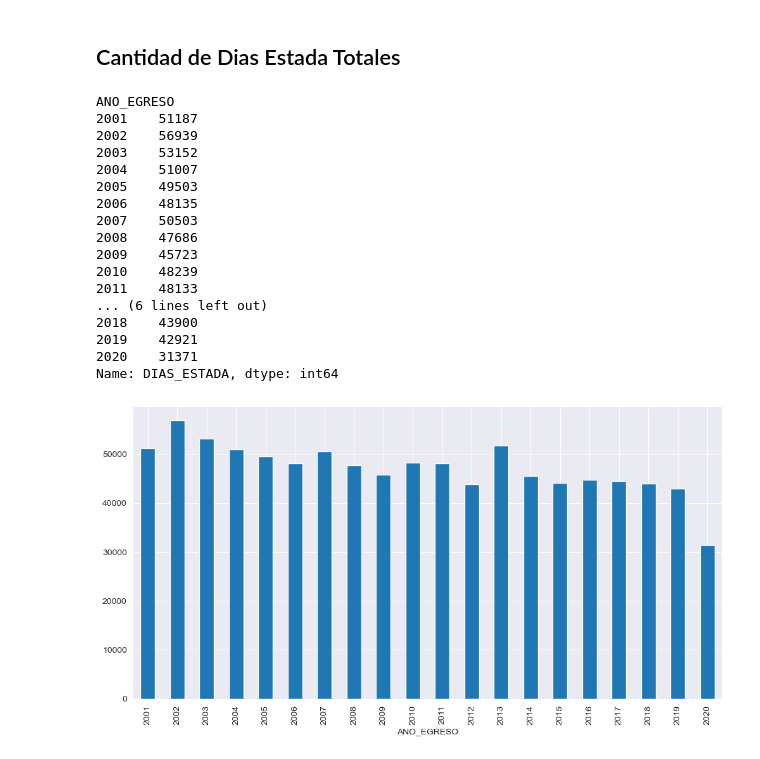
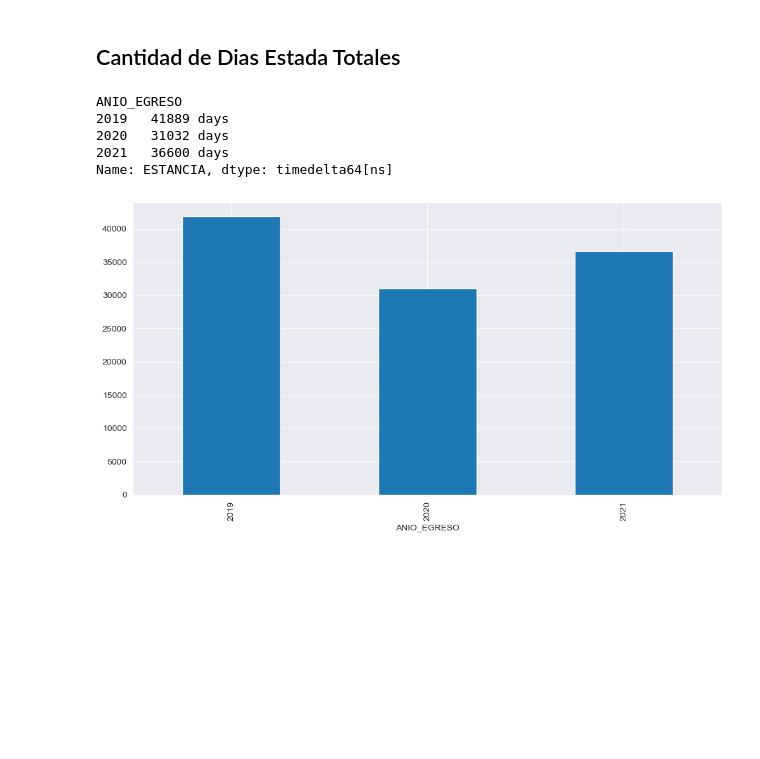
Before and after one commit to JavierRojas14/grd, a Jupyter notebook: analisis_base_de_datos.ipynb, the cells around one changed output. Cells and saved outputs as stored; diff of their text form; code cells hidden in the pictures; blank space fills up the shorter version.

Commit message:
Calcula dias de estada GRD

```diff
--- a/analisis_base_de_datos.ipynb
+++ b/analisis_base_de_datos.ipynb
@@ -14,7 +14,8 @@ import seaborn as sns
 import funciones_auxiliares_hito_1 as aux
 from lectura_archivos import leer_grd
 
-sns.set_style("darkgrid", rc={'figure.figsize': (12, 6)})
+sns.set_style("darkgrid")
+plt.rcParams['figure.figsize'] =  (12, 6)
 # %%
 torax = leer_grd().filter(pl.col('COD_HOSPITAL') == 112103)
 torax_pandas = torax.to_pandas()
@@ -107,26 +108,14 @@ display(resumen_faltantes.iloc[100:])
 # %% [markdown]
 ## Cantidad de Dias Estada Totales
 # %%
-dias_estada_totales = torax_pandas.groupby("ANO_EGRESO")["DIAS_ESTADA"].sum()
+dias_estada_totales = torax_pandas.groupby("ANIO_EGRESO")["ESTANCIA"].sum()
 display(dias_estada_totales)
-dias_estada_totales.plot(kind="bar")
+dias_estada_totales.dt.days.plot(kind='bar')
 plt.show()
 # %% [output]
-ANO_EGRESO
-2001    51187
-2002    56939
-2003    53152
-2004    51007
-2005    49503
-2006    48135
-2007    50503
-2008    47686
-2009    45723
-2010    48239
-2011    48133
-... (6 lines left out)
-2018    43900
-2019    42921
-2020    31371
-Name: DIAS_ESTADA, dtype: int64
+ANIO_EGRESO
+2019   41889 days
+2020   31032 days
+2021   36600 days
+Name: ESTANCIA, dtype: timedelta64[ns]
-[figure, old version]
+[figure, new version]
```
